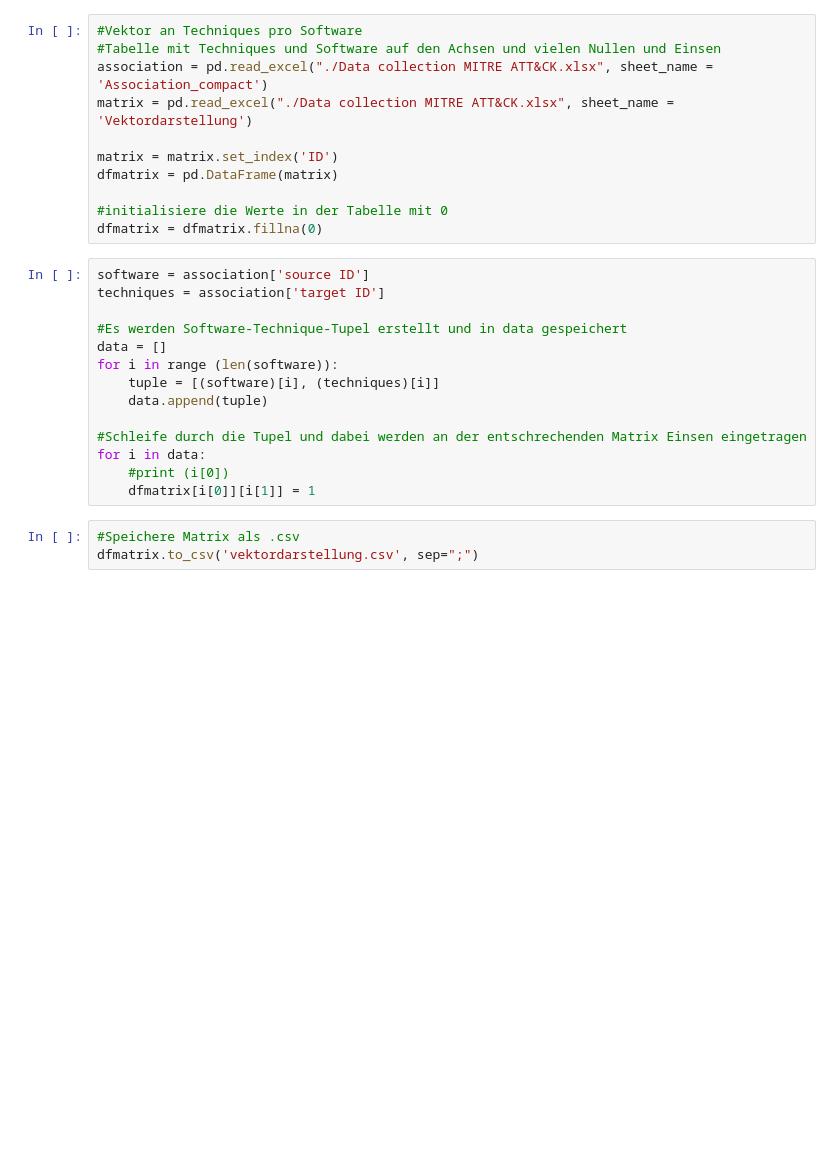
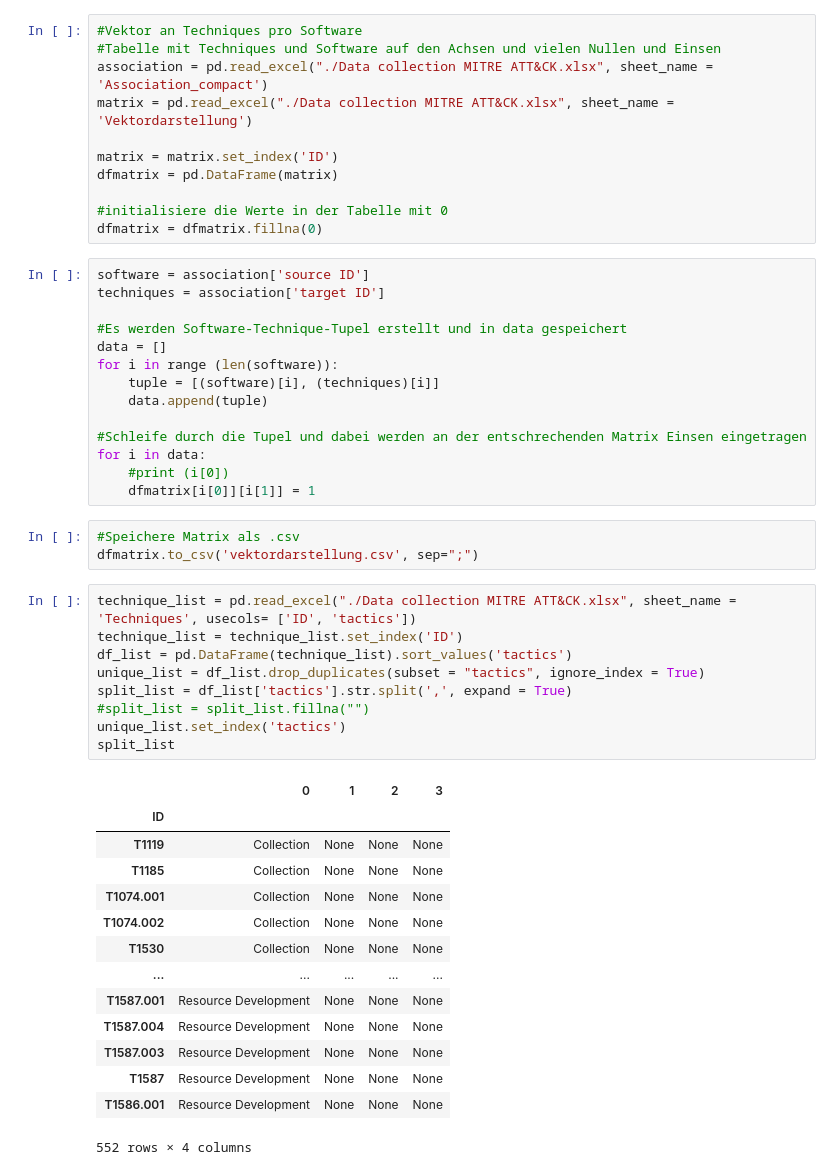
Before and after one commit to tobiasbudig/attack-hypotheses-generation, a Jupyter notebook: explorative-datenanalyse.ipynb, the cells around one changed output. Saved outputs shown, nothing was run; the diff lists cells and outputs as text; blank space fills up the shorter version.

Commit message:
Data analysis of Tactics and Techniques

```diff
--- a/explorative-datenanalyse.ipynb
+++ b/explorative-datenanalyse.ipynb
@@ -95,3 +95,27 @@ for i in data:
 # %%
 #Speichere Matrix als .csv
 dfmatrix.to_csv('vektordarstellung.csv', sep=";")
+# %%
+technique_list = pd.read_excel("./Data collection MITRE ATT&CK.xlsx", sheet_name = 'Techniques', usecols= ['ID', 'tactics'])
+technique_list = technique_list.set_index('ID')
+df_list = pd.DataFrame(technique_list).sort_values('tactics')
+unique_list = df_list.drop_duplicates(subset = "tactics", ignore_index = True)
+split_list = df_list['tactics'].str.split(',', expand = True)
+#split_list = split_list.fillna("")
+unique_list.set_index('tactics')
+split_list
+# %% [output]
+|  | 0 | 1 | 2 | 3 |
+| ID |  |  |  |  |
+| T1119 | Collection | None | None | None |
+| T1185 | Collection | None | None | None |
+| T1074.001 | Collection | None | None | None |
+| T1074.002 | Collection | None | None | None |
+| T1530 | Collection | None | None | None |
+| ... | ... | ... | ... | ... |
+| T1587.001 | Resource Development | None | None | None |
+| T1587.004 | Resource Development | None | None | None |
+| T1587.003 | Resource Development | None | None | None |
+| T1587 | Resource Development | None | None | None |
+| T1586.001 | Resource Development | None | None | None |
+552 rows × 4 columns
```
Also changed, not shown: parts of 2 cells of this notebook.
